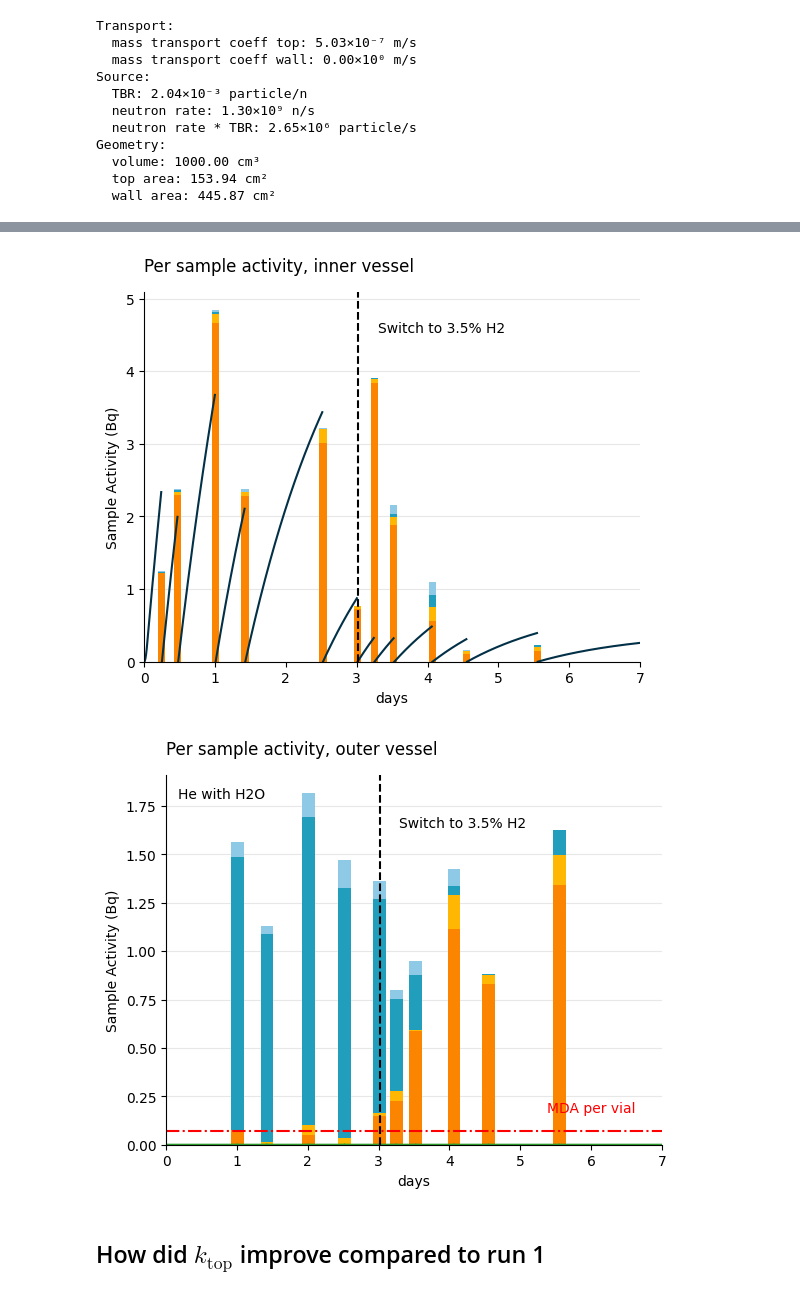
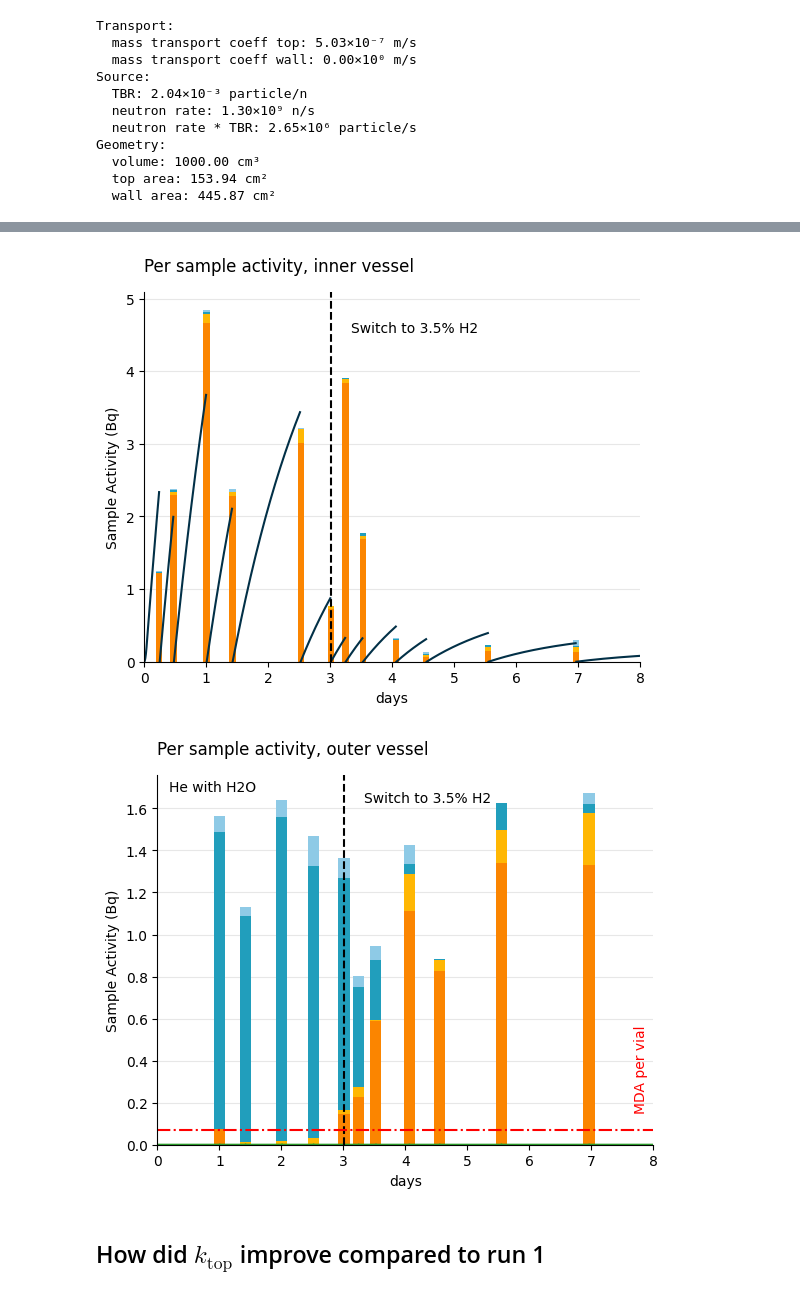
Before and after one commit to veliki-filozof/BABY-1L-run-8, a Jupyter notebook: analysis/tritium/tritium_model.ipynb, the cells around one changed output, grey strips where cells are left out. Saved outputs shown, nothing was run; the diff lists cells and outputs as text; code cells hidden in the pictures.

```diff
--- a/analysis/tritium/tritium_model.ipynb
+++ b/analysis/tritium/tritium_model.ipynb
@@ -239,7 +239,7 @@ plt.annotate(
 
 plt.grid(True, axis="y", alpha=0.3)
 plt.ylim(bottom=0 * ureg.Bq)
-plt.xlim(0, 7)
+plt.xlim(0, 8)
 plt.ylabel("Sample Activity (Bq)")
 plt.xlabel("days")
 plt.title("Per sample activity, inner vessel", loc="left", pad=15)
@@ -261,7 +261,7 @@ plt.annotate(
 
 plt.annotate(
     f"He with H2O",
-    (0, 1.7),
+    (0, 1.6),
     xytext=(+40, 10),
     textcoords="offset points",
     ha="center",
@@ -271,7 +271,7 @@ plt.annotate(
 
 plt.grid(True, axis="y", alpha=0.3)
 # plt.ylim(bottom=0 * ureg.Bq)
-plt.xlim(0, 7)
+plt.xlim(0, 8)
 plt.ylabel("Sample Activity (Bq)")
 plt.xlabel("days")
 plt.title("Per sample activity, outer vessel", loc="left", pad=15)
@@ -281,12 +281,13 @@ MDA = 0.071  # Calculated by hand for demo, TODO create code to calculate automa
 plt.axhline(y=MDA, color = "red", linestyle = "-.")
 plt.annotate(
     f"MDA per vial",
-    (6, 0.15),
+    (7.8, 0.15),
     xytext=(0, 0),
     textcoords="offset points",
     ha="center",
     va="bottom",
     color="red",
+    rotation=90,
 )
 
 plt.show()
@@ -295,5 +296,5 @@ plt.show()
-[figure, old version]
+[figure, new version]
-[figure, old version]
+[figure, new version]
 # %% [markdown]
 ## How did $k_\mathrm{top}$ improve compared to run 1
 # %%
```
Also changed, not shown: parts of 5 cells of this notebook.
